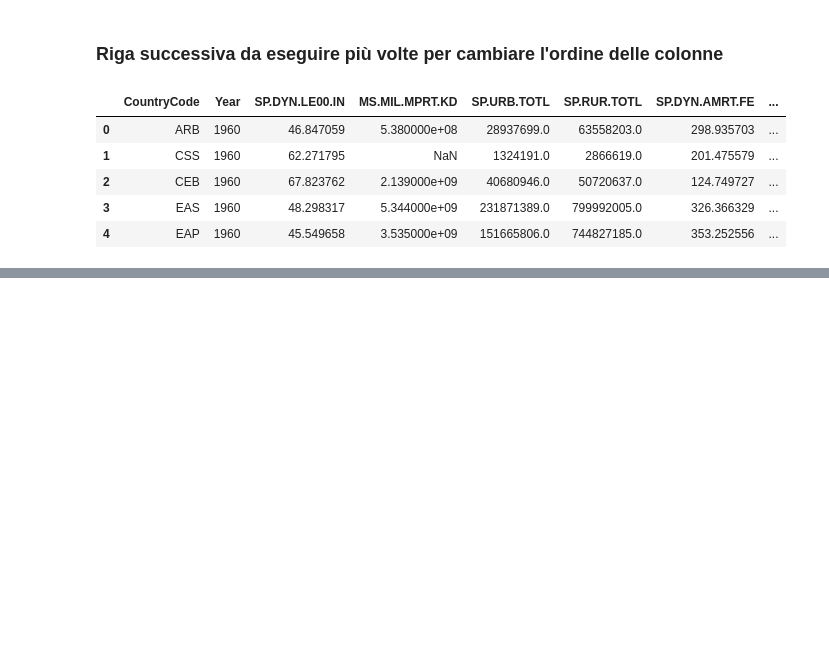
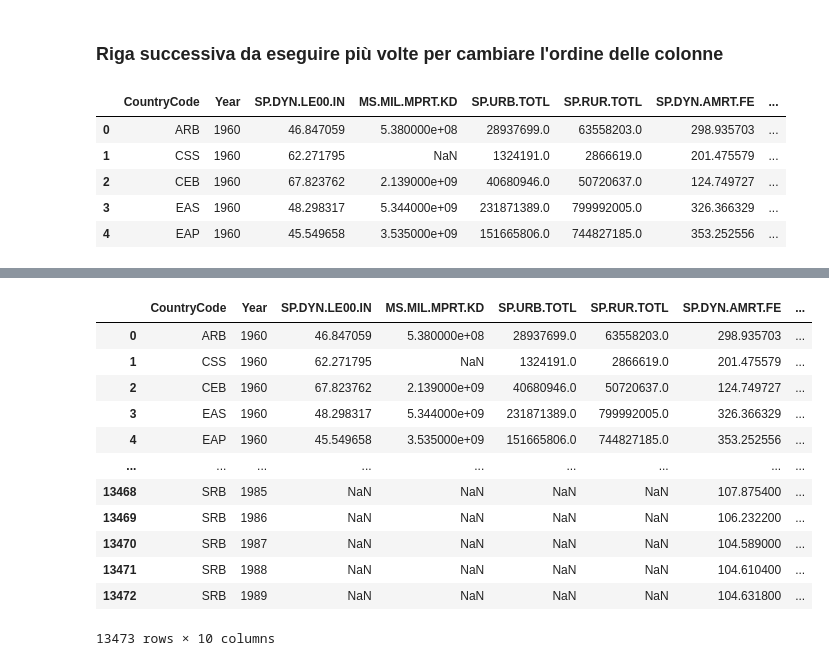
Before and after one commit to AndreaCurtoni/TerrorismDSBA, a Jupyter notebook: First hypothesis.ipynb, the cells around one changed output, grey strips where cells are left out. Cells and saved outputs as stored; diff of their text form; code cells hidden in the pictures; blank space fills up the shorter version.

```diff
--- a/First hypothesis.ipynb
+++ b/First hypothesis.ipynb
@@ -175,0 +225,16 @@ part.head()
+# %%
+tot2
+# %% [output]
+|  | CountryCode | Year | SP.DYN.LE00.IN | MS.MIL.MPRT.KD | SP.URB.TOTL | SP.RUR.TOTL | SP.DYN.AMRT.FE | ... |
+| 0 | ARB | 1960 | 46.847059 | 5.380000e+08 | 28937699.0 | 63558203.0 | 298.935703 | ... |
+| 1 | CSS | 1960 | 62.271795 | NaN | 1324191.0 | 2866619.0 | 201.475579 | ... |
+| 2 | CEB | 1960 | 67.823762 | 2.139000e+09 | 40680946.0 | 50720637.0 | 124.749727 | ... |
+| 3 | EAS | 1960 | 48.298317 | 5.344000e+09 | 231871389.0 | 799992005.0 | 326.366329 | ... |
+| 4 | EAP | 1960 | 45.549658 | 3.535000e+09 | 151665806.0 | 744827185.0 | 353.252556 | ... |
+| ... | ... | ... | ... | ... | ... | ... | ... | ... |
+| 13468 | SRB | 1985 | NaN | NaN | NaN | NaN | 107.875400 | ... |
+| 13469 | SRB | 1986 | NaN | NaN | NaN | NaN | 106.232200 | ... |
+| 13470 | SRB | 1987 | NaN | NaN | NaN | NaN | 104.589000 | ... |
+| 13471 | SRB | 1988 | NaN | NaN | NaN | NaN | 104.610400 | ... |
+| 13472 | SRB | 1989 | NaN | NaN | NaN | NaN | 104.631800 | ... |
+13473 rows × 10 columns
```
Also changed, not shown: parts of 12 cells of this notebook, 1 other file.
